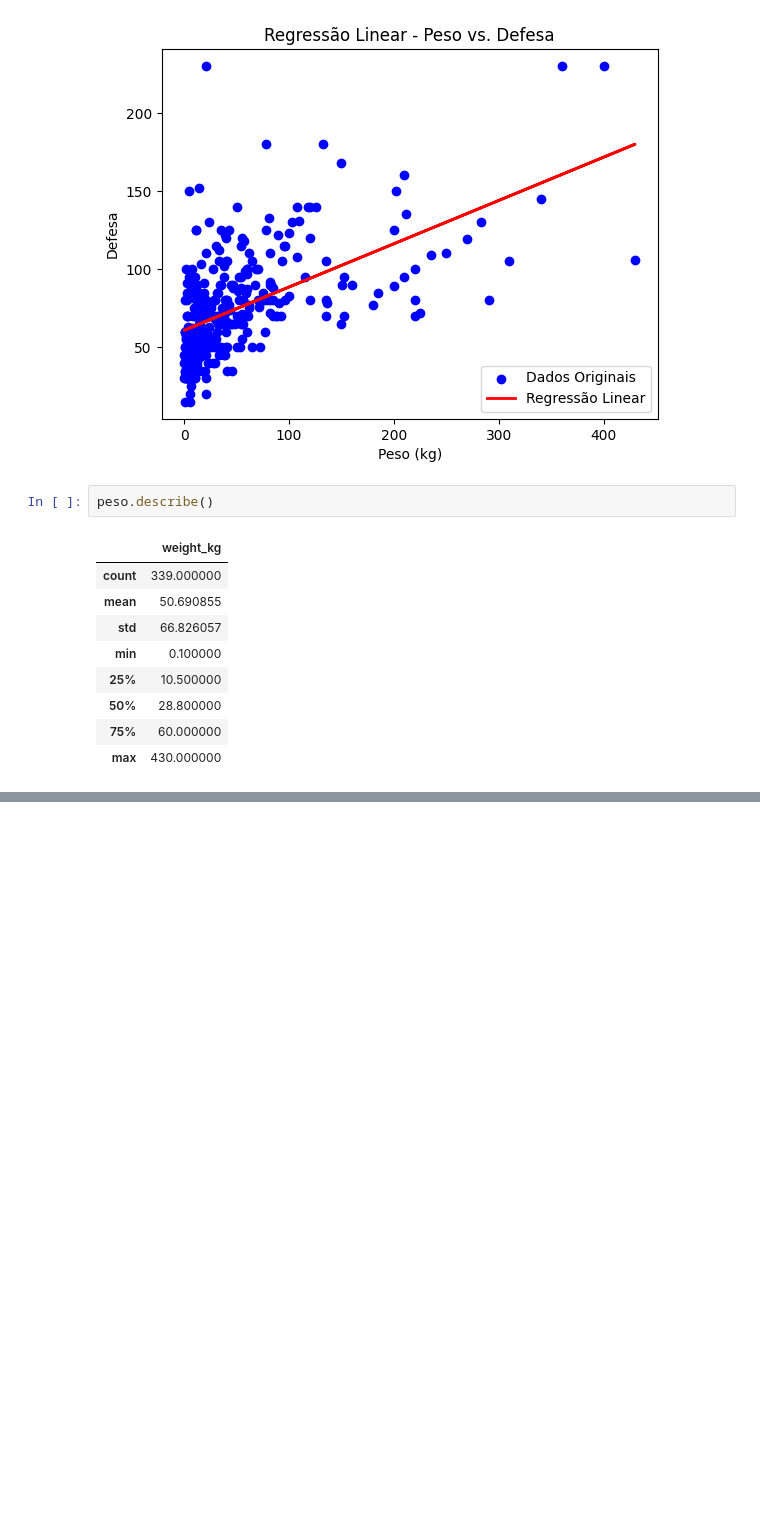
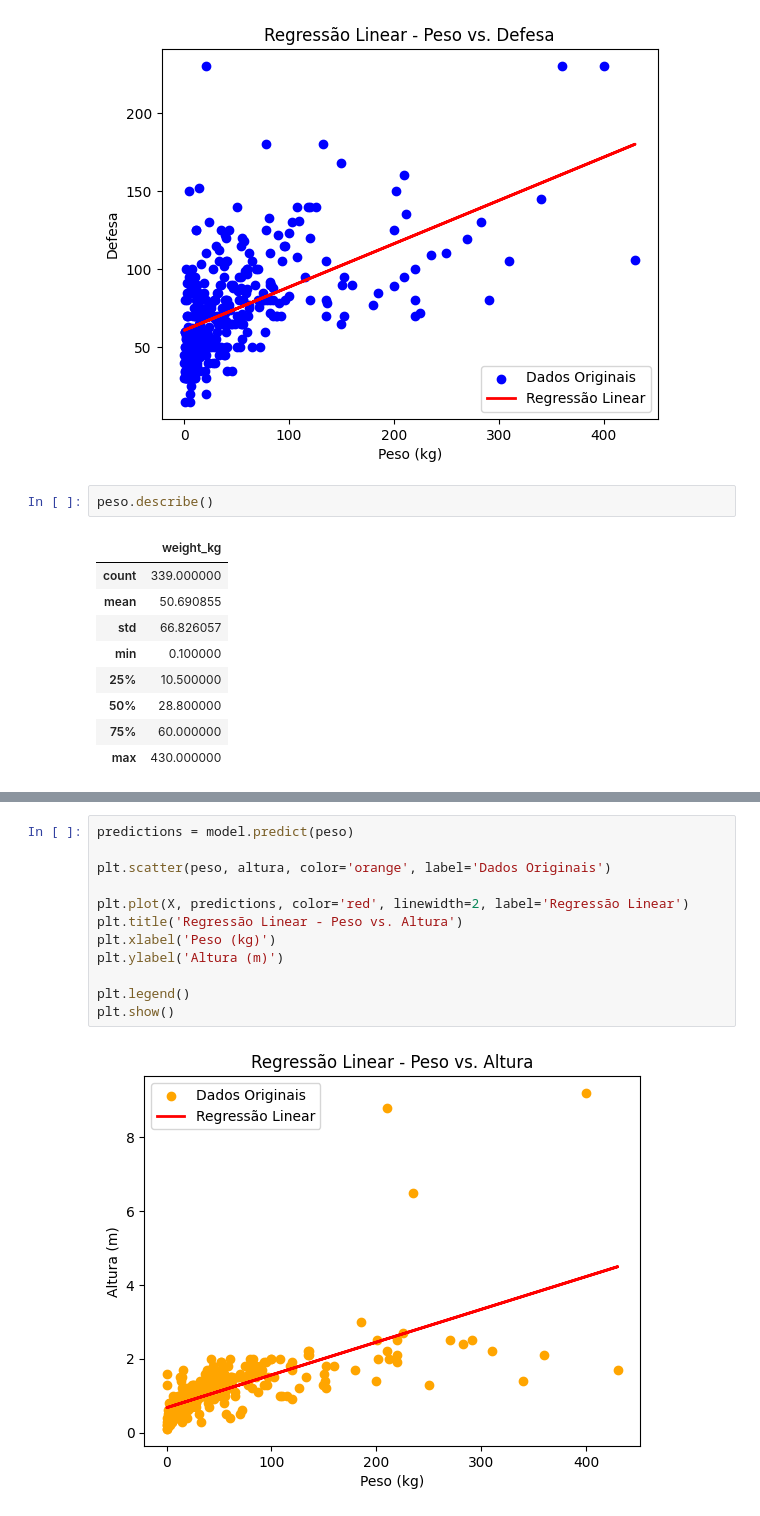
Before and after one commit to Danilosauro/Pokemon_Dataset_Analysis, a Jupyter notebook: Kaggle_Analysis_Pokemon_Dataset.ipynb, the cells around one changed output, grey strips where cells are left out. Drawn from its saved outputs; the diff is of its cells as text; blank space fills up the shorter version.

```diff
--- a/Kaggle_Analysis_Pokemon_Dataset.ipynb
+++ b/Kaggle_Analysis_Pokemon_Dataset.ipynb
@@ -276,0 +334,14 @@ peso.describe()
+# %%
+predictions = model.predict(peso)
+
+plt.scatter(peso, altura, color='orange', label='Dados Originais')
+
+plt.plot(X, predictions, color='red', linewidth=2, label='Regressão Linear')
+plt.title('Regressão Linear - Peso vs. Altura')
+plt.xlabel('Peso (kg)')
+plt.ylabel('Altura (m)')
+
+plt.legend()
+plt.show()
+# %% [output]
+[figure, added]
```
Also changed, not shown: parts of 7 cells of this notebook.
